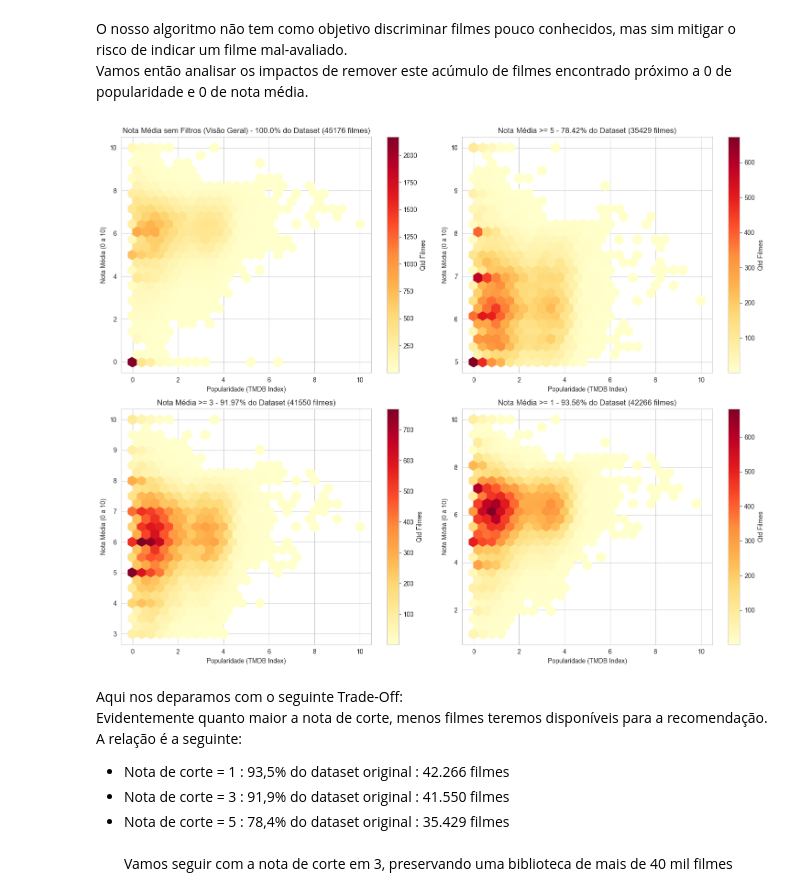
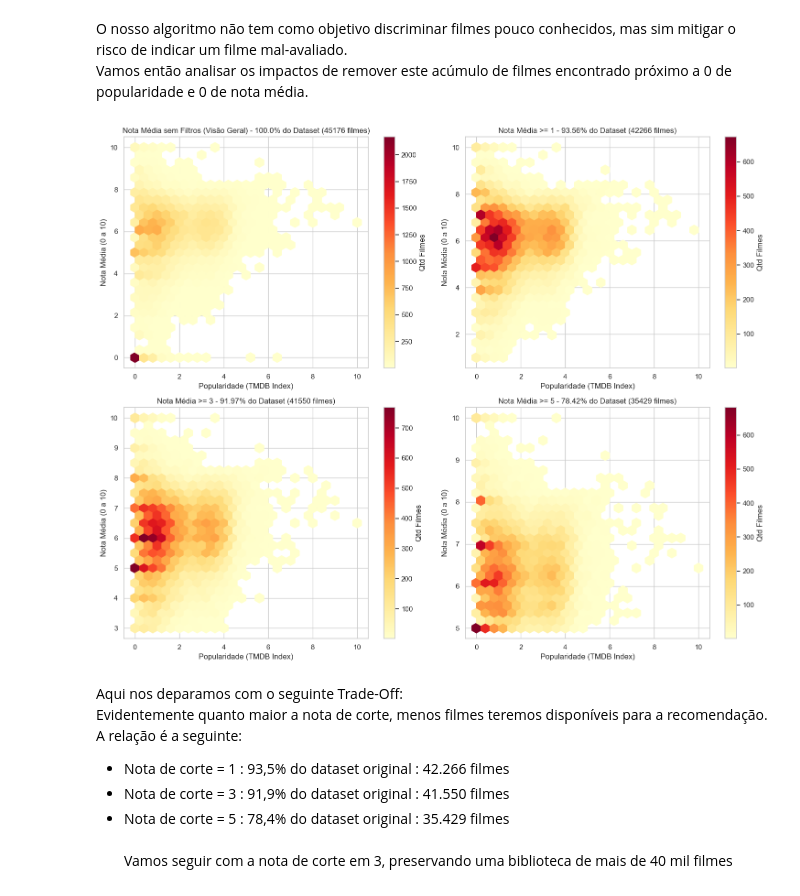
Before and after one commit to py-zeli/BoraVer, a Jupyter notebook: analise-exploratoria.ipynb, the cells around one changed output. Drawn from its saved outputs; the diff is of its cells as text; code cells hidden in the pictures.

```diff
--- a/analise-exploratoria.ipynb
+++ b/analise-exploratoria.ipynb
@@ -437,46 +437,43 @@ Filmes incluidos no filtro: 45176/45176
 # %% [markdown]
 O nosso algoritmo não tem como objetivo discriminar filmes pouco conhecidos, mas sim mitigar o risco de indicar um filme mal-avaliado.<br>Vamos então analisar os impactos de remover este acúmulo de filmes encontrado próximo a 0 de popularidade e 0 de nota média.
 # %%
-import matplotlib.pyplot as plt
-import seaborn as sns
-
 # Configuração da figura (2x2)
 fig, axs = plt.subplots(nrows=2, ncols=2, figsize=(15, 12))
 
 # --- 1. Sem filtros
 df_1 = df
 hb1 = axs[0, 0].hexbin(df_1['popularity_norm'], df_1['vote_average'], gridsize=25, cmap='YlOrRd', mincnt=1)
 axs[0, 0].set_title(f"Nota Média sem Filtros (Visão Geral) - {round(len(df_1)/len(df)*100, 2)}% do Dataset ({len(df_1)} filmes)")
 plt.colorbar(hb1, ax=axs[0, 0], label='Qtd Filmes')
 
-# --- 2. Filtro: Nota Média > 5 ---
-df_2 = df.loc[df['vote_average'] >= 5]
-hb2 = axs[0, 1].hexbin(df_2['popularity_norm'], df_2['vote_average'], gridsize=25, cmap='YlOrRd', mincnt=1)
-axs[0, 1].set_title(f"Nota Média >= 5 - {round(len(df_2)/len(df)*100, 2)}% do Dataset ({len(df_2)} filmes)")
-plt.colorbar(hb2, ax=axs[0, 1], label='Qtd Filmes')
+# --- 4. Filtro: Nota Média > 1 ---
+df_2 = df.loc[df['vote_average'] >= 1]
+hb3 = axs[0, 1].hexbin(df_2['popularity_norm'], df_2['vote_average'], gridsize=25, cmap='YlOrRd', mincnt=1)
+axs[0, 1].set_title(f"Nota Média >= 1 - {round(len(df_2)/len(df)*100, 2)}% do Dataset ({len(df_2)} filmes)")
+plt.colorbar(hb3, ax=axs[1, 0], label='Qtd Filmes')
 
 # --- 3. Filtro: Nota Média > 3 ---
 df_3 = df.loc[df['vote_average'] >= 3]
 hb4 = axs[1, 0].hexbin(df_3['popularity_norm'], df_3['vote_average'], gridsize=25, cmap='YlOrRd', mincnt=1)
 axs[1, 0].set_title(f"Nota Média >= 3 - {round(len(df_3)/len(df)*100, 2)}% do Dataset ({len(df_3)} filmes)")
 plt.colorbar(hb4, ax=axs[1, 1], label='Qtd Filmes')
 
-# --- 4. Filtro: Nota Média > 1 ---
-df_4 = df.loc[df['vote_average'] >= 1]
-hb3 = axs[1, 1].hexbin(df_4['popularity_norm'], df_4['vote_average'], gridsize=25, cmap='YlOrRd', mincnt=1)
-axs[1, 1].set_title(f"Nota Média >= 1 - {round(len(df_4)/len(df)*100, 2)}% do Dataset ({len(df_4)} filmes)")
-plt.colorbar(hb3, ax=axs[1, 0], label='Qtd Filmes')
+# --- 2. Filtro: Nota Média > 5 ---
+df_4 = df.loc[df['vote_average'] >= 5]
+hb2 = axs[1, 1].hexbin(df_4['popularity_norm'], df_4['vote_average'], gridsize=25, cmap='YlOrRd', mincnt=1)
+axs[1, 1].set_title(f"Nota Média >= 5 - {round(len(df_4)/len(df)*100, 2)}% do Dataset ({len(df_4)} filmes)")
+plt.colorbar(hb2, ax=axs[0, 1], label='Qtd Filmes')
 
 # Padronização de nomes de eixos usando o flat
 for ax in axs.flat:
     if ax.axison:
         ax.set_xlabel('Popularidade (TMDB Index)')
         ax.set_ylabel('Nota Média (0 a 10)')
 
 plt.tight_layout()
 plt.show()
 # %% [output]
-[figure, old version]
+[figure, new version]
 # %% [markdown]
 Aqui nos deparamos com o seguinte Trade-Off:<br>
 Evidentemente quanto maior a nota de corte, menos filmes teremos disponíveis para a recomendação.<br>
```
Also changed, not shown: parts of 8 cells of this notebook.
